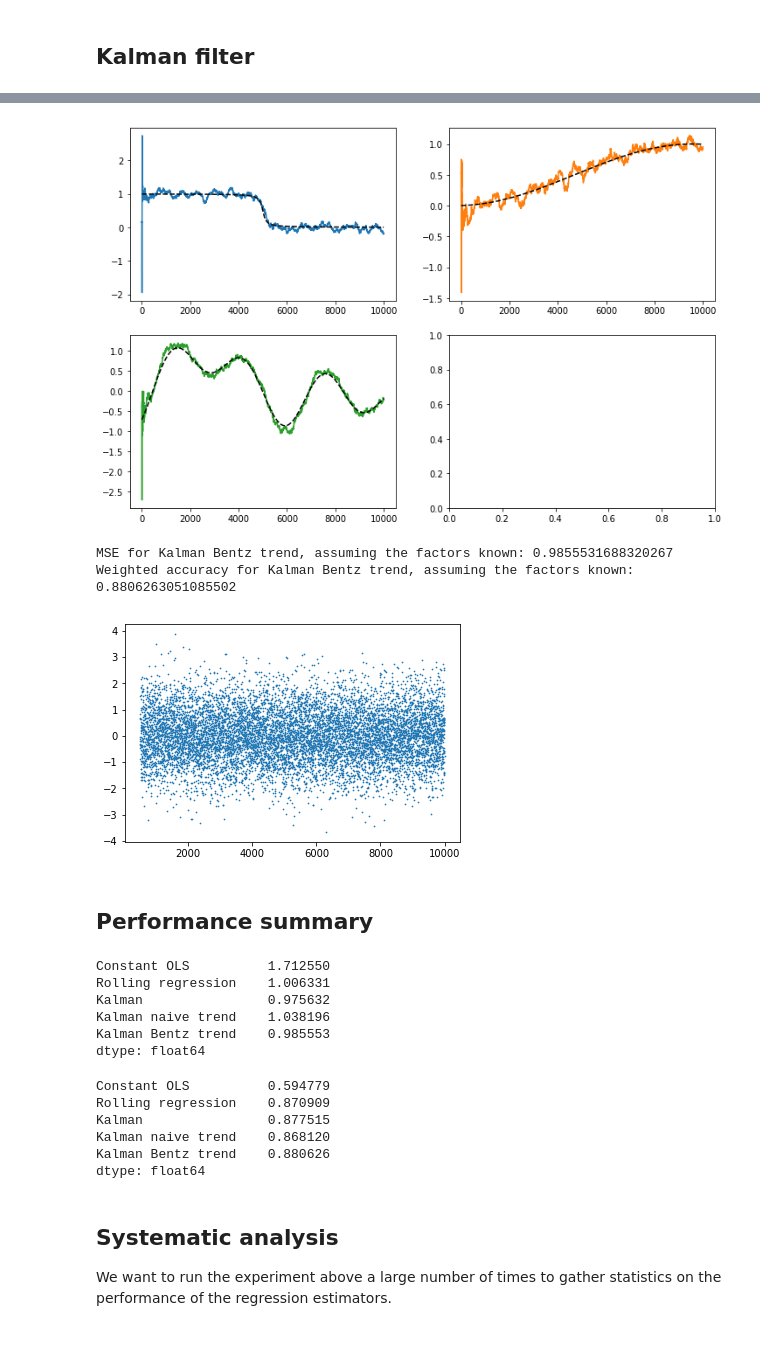
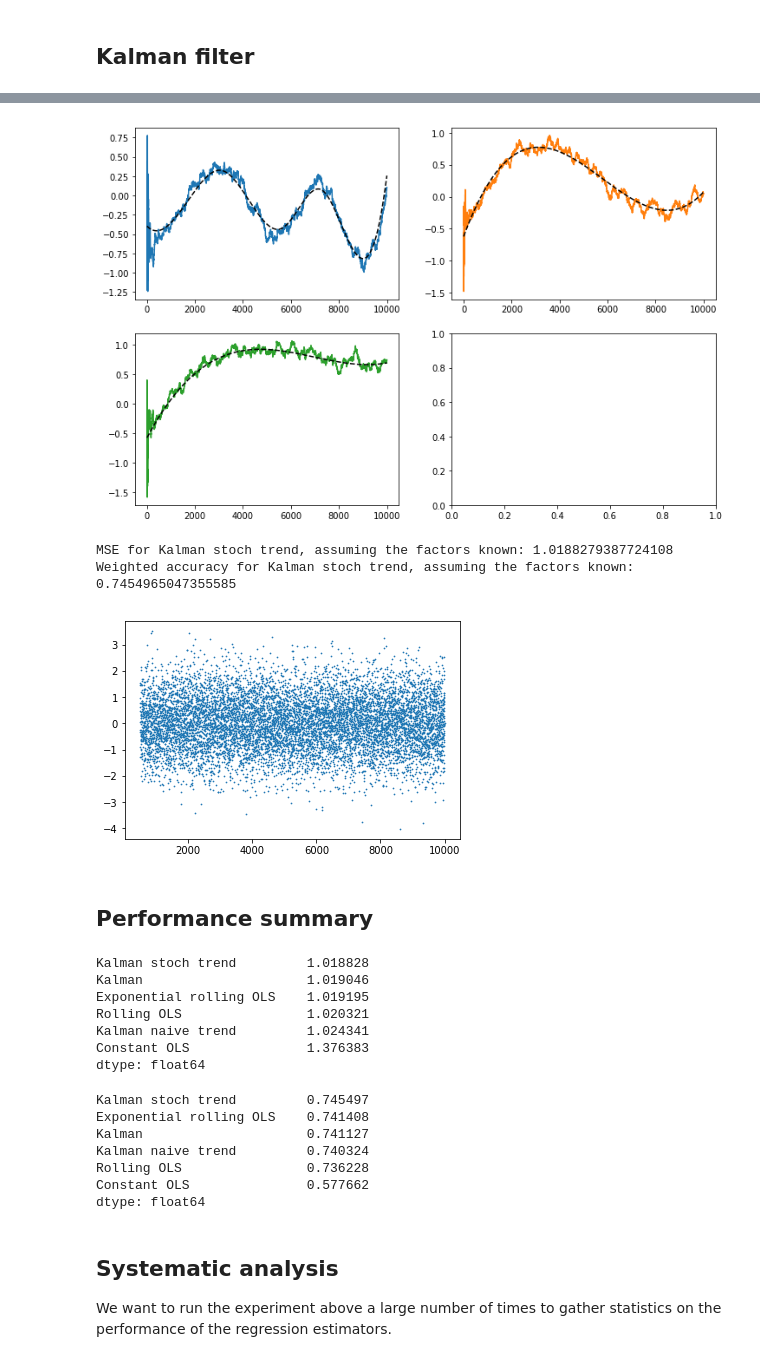
Before and after one commit to sam31415/time-dependent-estimation, a Jupyter notebook: Basic model Kalman.ipynb, the cells around one changed output, grey strips where cells are left out. Saved outputs shown, nothing was run; the diff lists cells and outputs as text; code cells hidden in the pictures.

```diff
--- a/Basic model Kalman.ipynb
+++ b/Basic model Kalman.ipynb
@@ -78,10 +119,20 @@ def plot_prediction_performance(factors, returns, est_sens, name):
 timespan = 10000
 pi = 3.1415
 t = np.linspace(0,timespan-1,timespan,dtype=np.float64)
-sens1 = -(pd.Series(np.arctan((t-timespan/2)/timespan*100)) - pi/2)/pi
-sens2 = (pd.Series(np.sin(t/timespan*3.2 - 1.5)) + 1)/2
-sens3 = pd.Series(np.sin(t/timespan*5) + np.sin(t/timespan*10 + 150) + \
-                  np.sin(t/timespan*20 + 150))/2
+if sens_type == "Various smooth":
+    sens1 = -(pd.Series(np.arctan((t-timespan/2)/timespan*100)) - pi/2)/pi
+    sens2 = (pd.Series(np.sin(t/timespan*3.2 - 1.5)) + 1)/2
+    sens3 = pd.Series(np.sin(t/timespan*5) + np.sin(t/timespan*10 + 150) + \
+                      np.sin(t/timespan*20 + 150))/2
+elif sens_type == "Random walk":
+    sens1 = pd.Series(np.random.normal(size=timespan)).cumsum()/200 + 1
+    sens2 = pd.Series(np.random.normal(size=timespan)).cumsum()/200
+    sens3 = pd.Series(np.random.normal(size=timespan)).cumsum()/200 - 1
+elif sens_type == "Random smooth":
+    sens1 = create_random_sensitivity(timespan)
+    sens2 = create_random_sensitivity(timespan)
+    sens3 = create_random_sensitivity(timespan)
+
 sens = pd.concat([sens1, sens2, sens3], axis=1)
 # %%
 sens.plot()
@@ -211,7 +293,7 @@ def estimate_sensitivities_kf(factors, returns, covariance_ratio):
     filtered_state_means, filtered_state_covariances = kf.filter(returns)
     return pd.DataFrame(filtered_state_means)
 # %%
-covariance_ratio = 0.0001
+covariance_ratio = kalman_covariance_ratio
 estimated_sensitivities_kf = estimate_sensitivities_kf(factors, returns, covariance_ratio)
 estimated_sensitivities_kf
 # %% [output]
@@ -294,5 +376,5 @@ Weighted accuracy for Kalman naive trend, assuming the factors known: 0.86811990
 # %%
-def estimate_sensitivities_brtkf(factors, returns, covariance_ratio):
+def estimate_sensitivities_stkf(factors, returns, covariance_ratio):
     n_dim_state=6
     n_dim_obs=1
     observation_covariance = 1
@@ -370,0 +396,3 @@ estimated_sensitivities_brtkf
+# %%
+estimated_sensitivities_stkf = estimate_sensitivities_stkf(factors, returns, stkf_covariance_ratio)
+estimated_sensitivities_stkf
@@ -371,36 +418,38 @@ estimated_sensitivities_brtkf
 # %%
-plot_estimated_sensitivities(sens, estimated_sensitivities_brtkf, colors)
+plot_estimated_sensitivities(sens, estimated_sensitivities_stkf, colors)
 # %% [output]
-[figure, old version]
+[figure, new version]
 # %%
 burn_period = 500#window
 plot_prediction_performance(factors.iloc[burn_period:,:],
                             returns.iloc[burn_period:],
-                            estimated_sensitivities_brtkf.iloc[burn_period:,:],
-                            "Kalman Bentz trend")
+                            estimated_sensitivities_stkf.iloc[burn_period:,:],
+                            "Kalman stoch trend")
 # %% [output]
-MSE for Kalman Bentz trend, assuming the factors known: 0.9855531688320267
-Weighted accuracy for Kalman Bentz trend, assuming the factors known: 0.8806263051085502
+MSE for Kalman stoch trend, assuming the factors known: 1.0188279387724108
+Weighted accuracy for Kalman stoch trend, assuming the factors known: 0.7454965047355585
-[figure, old version]
+[figure, new version]
 # %% [markdown]
 ## Performance summary
 # %%
-pd.Series(performance_record_mse)
+pd.Series(performance_record_mse).sort_values()
 # %% [output]
-Constant OLS          1.712550
-Rolling regression    1.006331
-Kalman                0.975632
-Kalman naive trend    1.038196
-Kalman Bentz trend    0.985553
+Kalman stoch trend         1.018828
+Kalman                     1.019046
+Exponential rolling OLS    1.019195
+Rolling OLS                1.020321
+Kalman naive trend         1.024341
+Constant OLS               1.376383
 dtype: float64
 # %%
-pd.Series(performance_record_wacc)
+pd.Series(performance_record_wacc).sort_values(ascending=False)
 # %% [output]
-Constant OLS          0.594779
-Rolling regression    0.870909
-Kalman                0.877515
-Kalman naive trend    0.868120
-Kalman Bentz trend    0.880626
+Kalman stoch trend         0.745497
+Exponential rolling OLS    0.741408
+Kalman                     0.741127
+Kalman naive trend         0.740324
+Rolling OLS                0.736228
+Constant OLS               0.577662
 dtype: float64
 # %% [markdown]
 ## Systematic analysis
```
Also changed, not shown: parts of 42 cells of this notebook.
